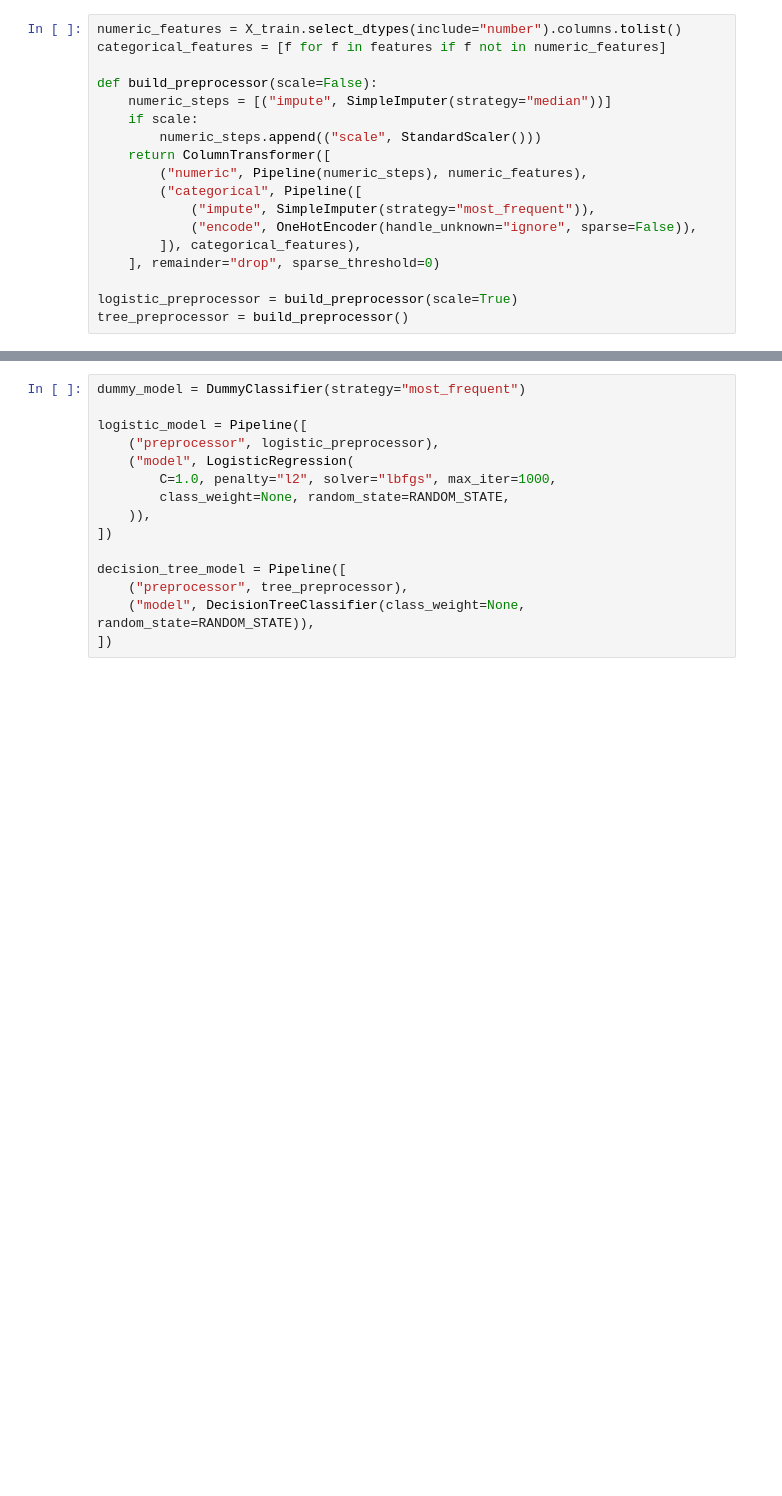
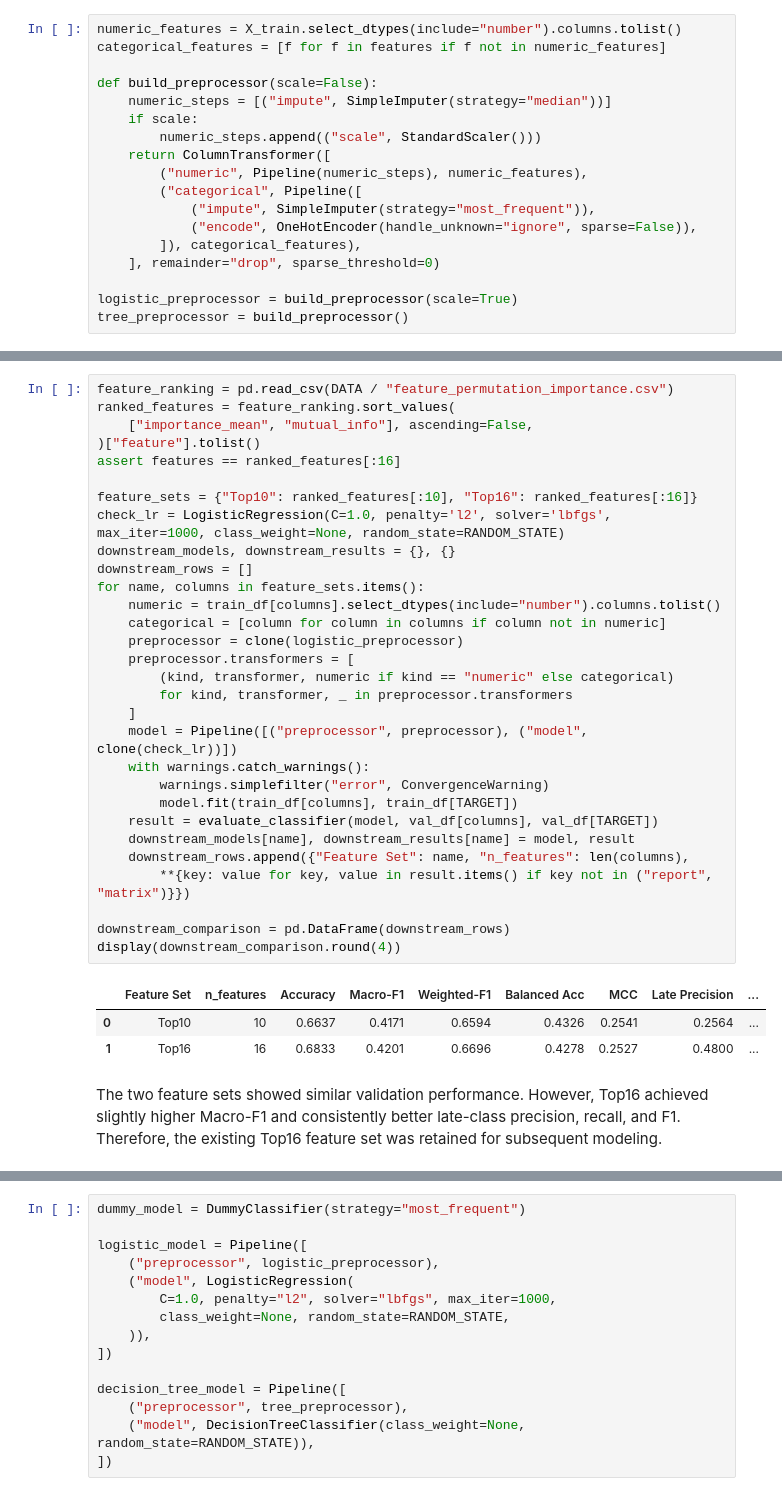
Before and after one commit to zhuamnq/Team2_IT5006_Ecommerce_Analytics_AY2627Sem1, a Jupyter notebook: notebooks/04_classification_late_delivery.ipynb, the cells around one changed output, grey strips where cells are left out. Cells and saved outputs as stored; diff of their text form; blank space fills up the shorter version.

```diff
--- a/notebooks/04_classification_late_delivery.ipynb
+++ b/notebooks/04_classification_late_delivery.ipynb
@@ -129 +151,37 @@ tree_preprocessor = build_preprocessor()
+# %%
+feature_ranking = pd.read_csv(DATA / "feature_permutation_importance.csv")
+ranked_features = feature_ranking.sort_values(
+    ["importance_mean", "mutual_info"], ascending=False,
+)["feature"].tolist()
+assert features == ranked_features[:16]
+
+feature_sets = {"Top10": ranked_features[:10], "Top16": ranked_features[:16]}
+check_lr = LogisticRegression(C=1.0, penalty='l2', solver='lbfgs', max_iter=1000, class_weight=None, random_state=RANDOM_STATE)
+downstream_models, downstream_results = {}, {}
+downstream_rows = []
+for name, columns in feature_sets.items():
+    numeric = train_df[columns].select_dtypes(include="number").columns.tolist()
+    categorical = [column for column in columns if column not in numeric]
+    preprocessor = clone(logistic_preprocessor)
+    preprocessor.transformers = [
+        (kind, transformer, numeric if kind == "numeric" else categorical)
+        for kind, transformer, _ in preprocessor.transformers
+    ]
+    model = Pipeline([("preprocessor", preprocessor), ("model", clone(check_lr))])
+    with warnings.catch_warnings():
+        warnings.simplefilter("error", ConvergenceWarning)
+        model.fit(train_df[columns], train_df[TARGET])
+    result = evaluate_classifier(model, val_df[columns], val_df[TARGET])
+    downstream_models[name], downstream_results[name] = model, result
+    downstream_rows.append({"Feature Set": name, "n_features": len(columns),
+        **{key: value for key, value in result.items() if key not in ("report", "matrix")}})
+
+downstream_comparison = pd.DataFrame(downstream_rows)
+display(downstream_comparison.round(4))
+# %% [output]
+|  | Feature Set | n_features | Accuracy | Macro-F1 | Weighted-F1 | Balanced Acc | MCC | Late Precision | ... |
+| 0 | Top10 | 10 | 0.6637 | 0.4171 | 0.6594 | 0.4326 | 0.2541 | 0.2564 | ... |
+| 1 | Top16 | 16 | 0.6833 | 0.4201 | 0.6696 | 0.4278 | 0.2527 | 0.4800 | ... |
+# %% [markdown]
+The two feature sets showed similar validation performance. However, Top16 achieved slightly higher Macro-F1 and consistently better late-class precision, recall, and F1. Therefore, the existing Top16 feature set was retained for subsequent modeling.
 # %% [markdown]
```
Also changed, not shown: parts of 22 cells of this notebook.
